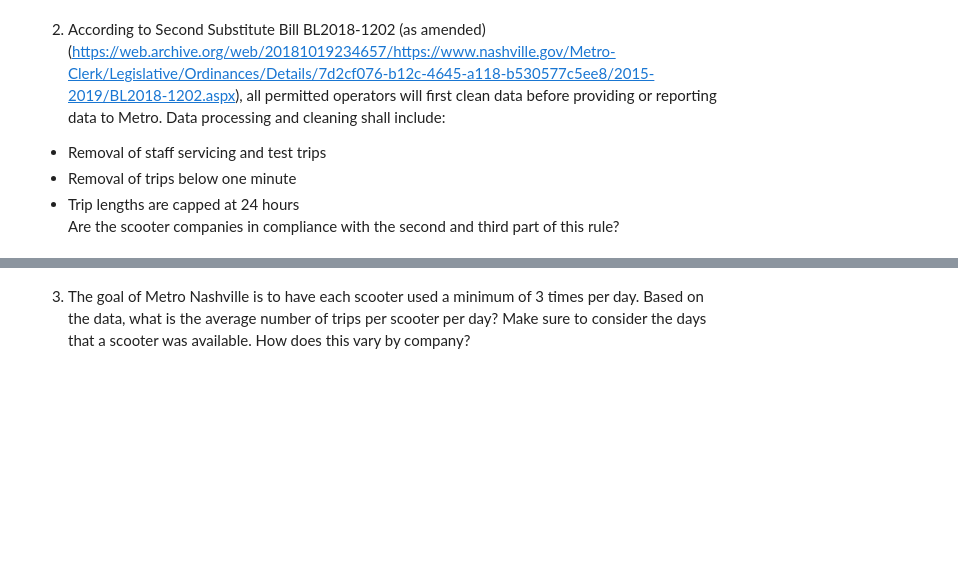
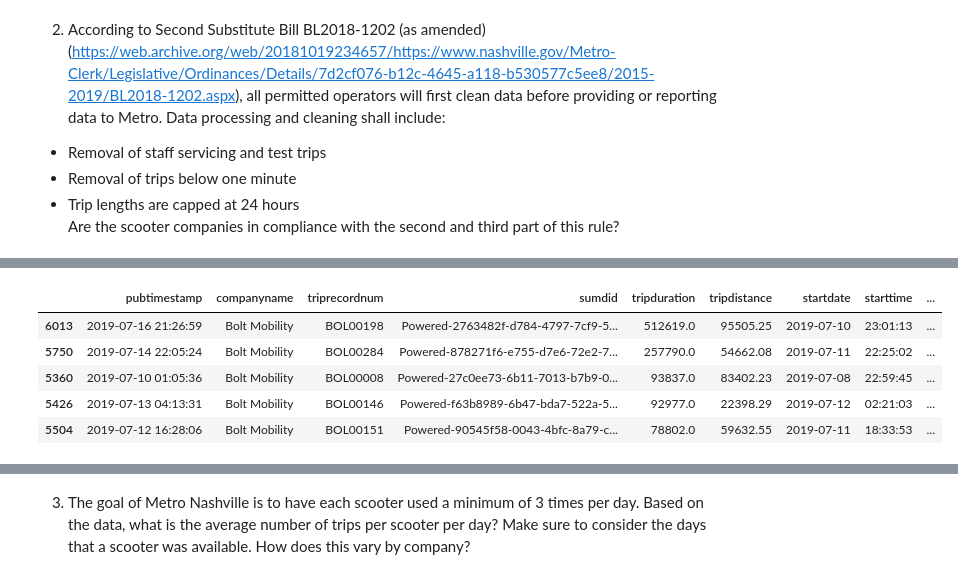
Before and after one commit to NSS-Data-Analytics-Cohort-10/scooters-group-6, a Jupyter notebook: notebook/scooters.ipynb, the cells around one changed output, grey strips where cells are left out. Saved outputs shown, nothing was run; the diff lists cells and outputs as text; code cells hidden in the pictures; blank space fills up the shorter version.

```diff
--- a/notebook/scooters.ipynb
+++ b/notebook/scooters.ipynb
@@ -220,0 +260,11 @@ Are the scooter companies in compliance with the second and third part of this r
+# %%
+query5 = '''
+SELECT *
+FROM trips
+WHERE tripduration >1440;
+'''
+
+with engine.connect() as connection:
+    day_trips = pd.read_sql(text(query5), con = connection)
+
+print(day_trips.describe())
@@ -220,0 +289,10 @@ Are the scooter companies in compliance with the second and third part of this r
+# %%
+day_trips=day_trips.sort_values(by='tripduration',ascending=False)
+day_trips.head()
+# %% [output]
+|  | pubtimestamp | companyname | triprecordnum | sumdid | tripduration | tripdistance | startdate | starttime | ... |
+| 6013 | 2019-07-16 21:26:59 | Bolt Mobility | BOL00198 | Powered-2763482f-d784-4797-7cf9-5... | 512619.0 | 95505.25 | 2019-07-10 | 23:01:13 | ... |
+| 5750 | 2019-07-14 22:05:24 | Bolt Mobility | BOL00284 | Powered-878271f6-e755-d7e6-72e2-7... | 257790.0 | 54662.08 | 2019-07-11 | 22:25:02 | ... |
+| 5360 | 2019-07-10 01:05:36 | Bolt Mobility | BOL00008 | Powered-27c0ee73-6b11-7013-b7b9-0... | 93837.0 | 83402.23 | 2019-07-08 | 22:59:45 | ... |
+| 5426 | 2019-07-13 04:13:31 | Bolt Mobility | BOL00146 | Powered-f63b8989-6b47-bda7-522a-5... | 92977.0 | 22398.29 | 2019-07-12 | 02:21:03 | ... |
+| 5504 | 2019-07-12 16:28:06 | Bolt Mobility | BOL00151 | Powered-90545f58-0043-4bfc-8a79-c... | 78802.0 | 59632.55 | 2019-07-11 | 18:33:53 | ... |
```
Also changed, not shown: parts of 22 cells of this notebook.
